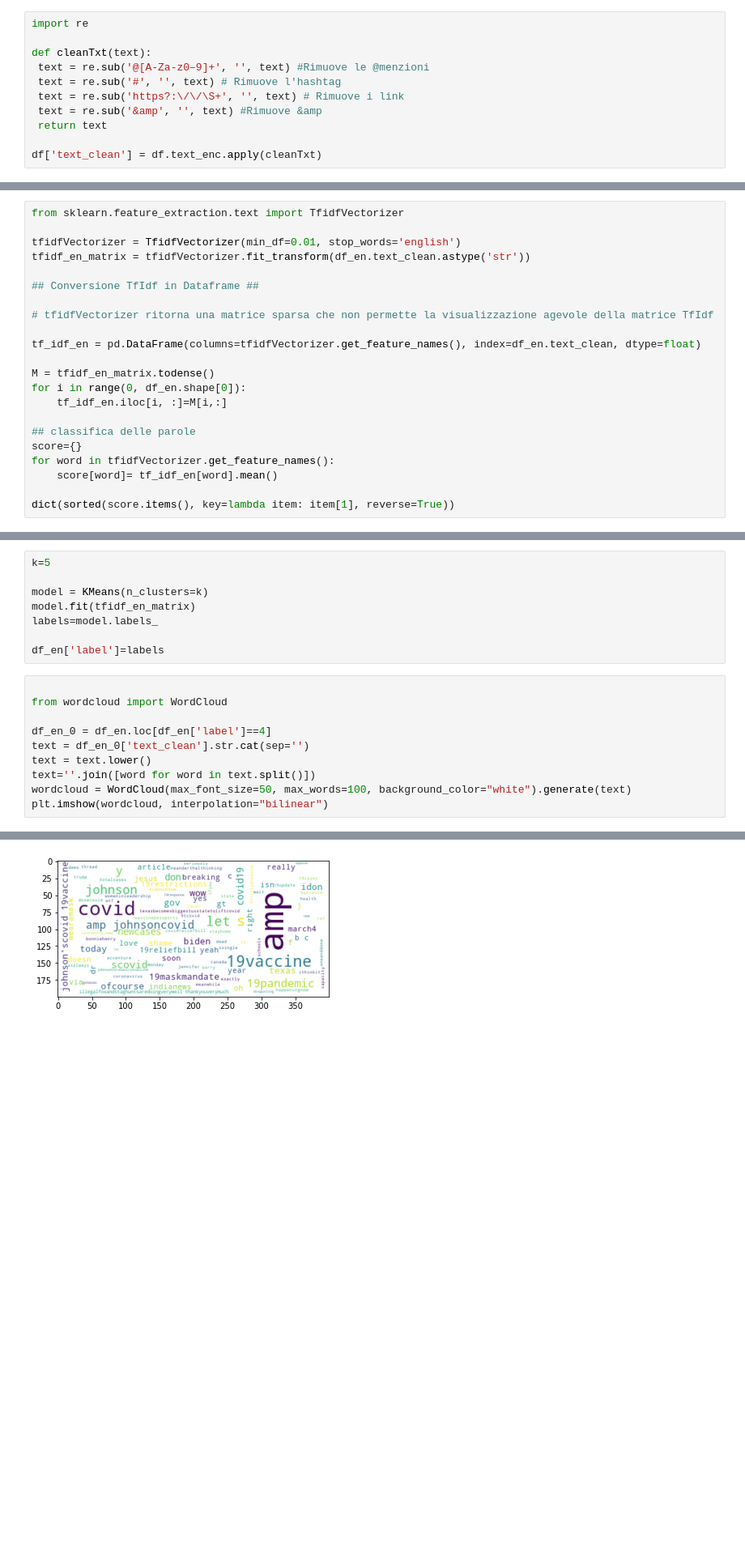
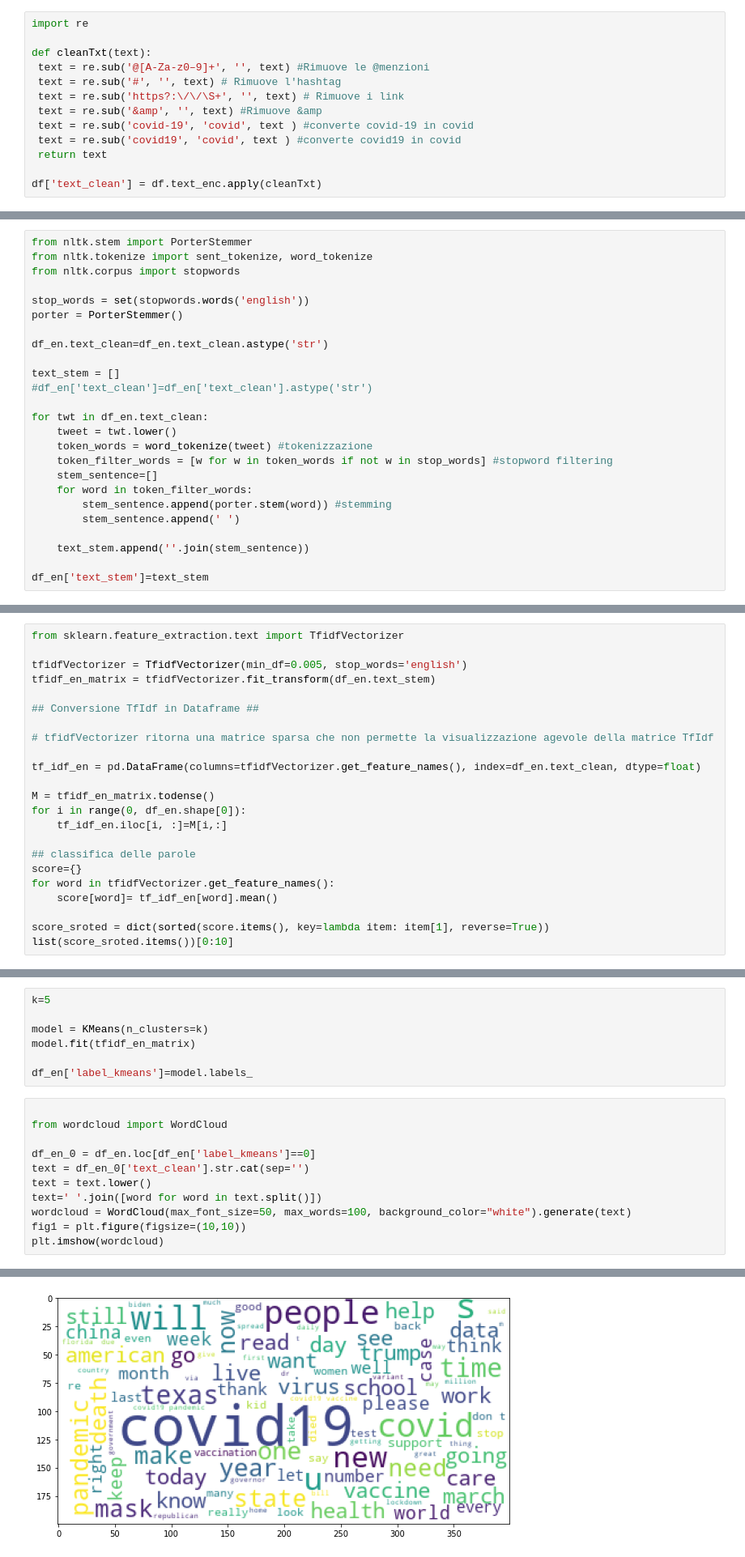
Before and after one commit to giulionenna/Progetto_BI2021, a Jupyter notebook: Mining_notebook.ipynb, the cells around one changed output, grey strips where cells are left out. Shown at 81% size. Cells and saved outputs as stored; diff of their text form; blank space fills up the shorter version.

```diff
--- a/Mining_notebook.ipynb
+++ b/Mining_notebook.ipynb
@@ -32,6 +46,8 @@ def cleanTxt(text):
  text = re.sub('#', '', text) # Rimuove l'hashtag
  text = re.sub('https?:\/\/\S+', '', text) # Rimuove i link
  text = re.sub('&amp', '', text) #Rimuove &amp
+ text = re.sub('covid-19', 'covid', text ) #converte covid-19 in covid
+ text = re.sub('covid19', 'covid', text ) #converte covid19 in covid
  return text
 
 df['text_clean'] = df.text_enc.apply(cleanTxt)
@@ -143,0 +170,25 @@ df_fr = df_fr.drop(columns=['lang_detect_final', 'unsure_wrong_detection'])
+# %%
+from nltk.stem import PorterStemmer
+from nltk.tokenize import sent_tokenize, word_tokenize
+from nltk.corpus import stopwords
+
+stop_words = set(stopwords.words('english'))
+porter = PorterStemmer()
+
+df_en.text_clean=df_en.text_clean.astype('str')
+
+text_stem = []
+#df_en['text_clean']=df_en['text_clean'].astype('str')
+
+for twt in df_en.text_clean:
+    tweet = twt.lower()
+    token_words = word_tokenize(tweet) #tokenizzazione
+    token_filter_words = [w for w in token_words if not w in stop_words] #stopword filtering
+    stem_sentence=[]
+    for word in token_filter_words:
+        stem_sentence.append(porter.stem(word)) #stemming
+        stem_sentence.append(' ')
+
+    text_stem.append(''.join(stem_sentence))
+
+df_en['text_stem']=text_stem
@@ -144,8 +198,8 @@ df_fr = df_fr.drop(columns=['lang_detect_final', 'unsure_wrong_detection'])
 # %%
 from sklearn.feature_extraction.text import TfidfVectorizer
 
-tfidfVectorizer = TfidfVectorizer(min_df=0.01, stop_words='english')
-tfidf_en_matrix = tfidfVectorizer.fit_transform(df_en.text_clean.astype('str'))
+tfidfVectorizer = TfidfVectorizer(min_df=0.005, stop_words='english')
+tfidf_en_matrix = tfidfVectorizer.fit_transform(df_en.text_stem)
 
 ## Conversione TfIdf in Dataframe ##
 
@@ -162,5 +216,6 @@ score={}
 for word in tfidfVectorizer.get_feature_names():
     score[word]= tf_idf_en[word].mean()
 
-dict(sorted(score.items(), key=lambda item: item[1], reverse=True))
+score_sroted = dict(sorted(score.items(), key=lambda item: item[1], reverse=True))
+list(score_sroted.items())[0:10]
 # %% [output]
@@ -222,19 +255,19 @@ k=5
 
 model = KMeans(n_clusters=k)
 model.fit(tfidf_en_matrix)
-labels=model.labels_
 
-df_en['label']=labels
+df_en['label_kmeans']=model.labels_
 # %%
 
 from wordcloud import WordCloud
 
-df_en_0 = df_en.loc[df_en['label']==4]
+df_en_0 = df_en.loc[df_en['label_kmeans']==0]
 text = df_en_0['text_clean'].str.cat(sep='')
 text = text.lower()
-text=''.join([word for word in text.split()])
+text=' '.join([word for word in text.split()])
 wordcloud = WordCloud(max_font_size=50, max_words=100, background_color="white").generate(text)
-plt.imshow(wordcloud, interpolation="bilinear")
+fig1 = plt.figure(figsize=(10,10))
+plt.imshow(wordcloud)
 # %% [output]
 <matplotlib.image.AxesImage at 0x...>
-[figure, old version]
+[figure, new version]
```
Also changed, not shown: parts of 13 cells of this notebook, 1 other file.
